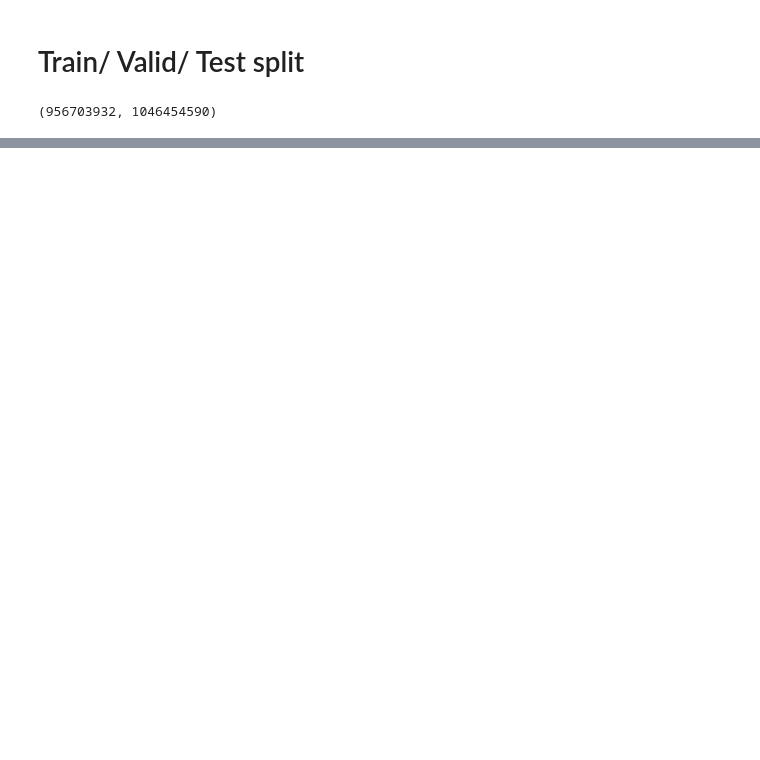
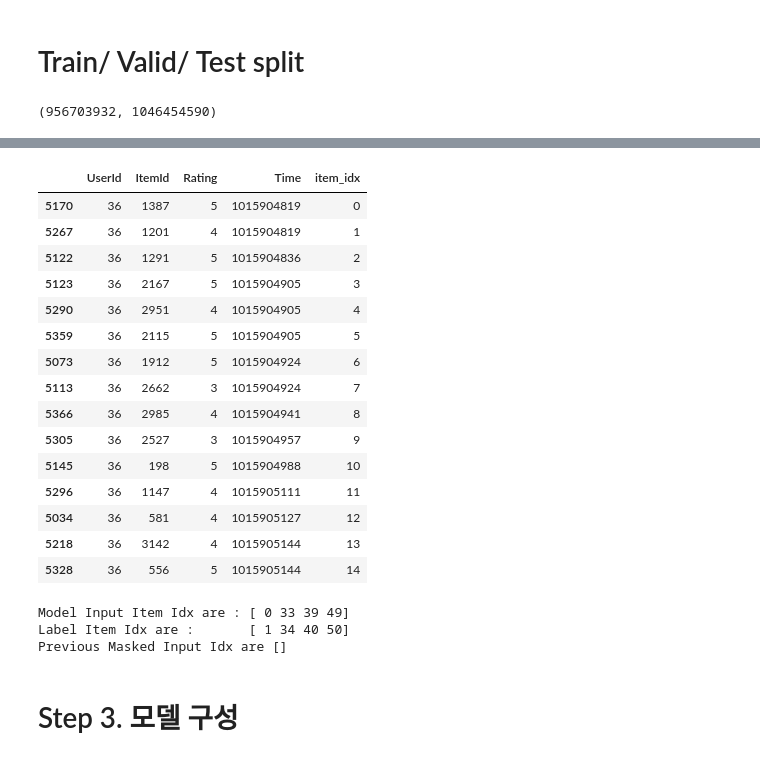
Before and after one commit to Acclesia/aiffel-project, a Jupyter notebook: [E-17] 다음에 볼 영화 예측하기.ipynb, the cells around one changed output, grey strips where cells are left out. Drawn from its saved outputs; the diff is of its cells as text; code cells hidden in the pictures; blank space fills up the shorter version.

```diff
--- a/[E-17] 다음에 볼 영화 예측하기.ipynb
+++ b/[E-17] 다음에 볼 영화 예측하기.ipynb
@@ -221,8 +218,8 @@ def split_by_date(data: pd.DataFrame, n_days: int):
     after_date = after_date[after_date['ItemId'].isin(before_date['ItemId'])]
     return before_date, after_date
 # %%
-tr, test = split_by_date(data, n_days=1)
-tr, val = split_by_date(tr, n_days=1)
+tr, test = split_by_date(data, monts=1)
+tr, val = split_by_date(tr, monts=1)
 # %%
 # data에 대한 정보를 살펴봅니다.
 def stats_info(data: pd.DataFrame, status: str):
@@ -268,0 +257,12 @@ Step 5. 모델 테스트
+# %%
+id2idx = {item_id : index for index, item_id in enumerate(tr['ItemId'].unique())}
+
+def indexing(df, id2idx):
+    df['item_idx'] = df['ItemId'].map(lambda x: id2idx.get(x, -1))  # id2idx에 없는 아이템은 모르는 값(-1) 처리 해줍니다.
+    return df
+# itemidx 칼럼에는 item id(영화)에 대한 idex값을 갖고 있는 값
+tr = indexing(tr, id2idx)
+val = indexing(val, id2idx)
+test = indexing(test, id2idx)
+
+print(tr)
@@ -268,0 +324,15 @@ Step 5. 모델 테스트
+# %%
+class UserIdDataset:
+
+    def __init__(self, data):
+        self.df = data
+        self.click_offsets = self.get_click_offsets() #세션이 처음 누른 값의 인덱스
+        self.User_idx = np.arange(self.df['UserId'].nunique())  # 세션아이디를 인덱스한 np.array 값
+
+    def get_click_offsets(self):
+        offsets = np.zeros(self.df['UserId'].nunique() + 1, dtype=np.int32)
+        offsets[1:] = self.df.groupby('UserId').size().cumsum()
+        return offsets
+# %%
+tr_dataset = UserIdDataset(tr)
+tr_dataset.df.head(10)
@@ -268,0 +420,20 @@ Step 5. 모델 테스트
+# %%
+tr_data_loader = UserIdDataLoader(tr_dataset, batch_size=4)
+tr_dataset.df.head(15)
+# %% [output]
+|  | UserId | ItemId | Rating | Time | item_idx |
+| 5170 | 36 | 1387 | 5 | 1015904819 | 0 |
+| 5267 | 36 | 1201 | 4 | 1015904819 | 1 |
+| 5122 | 36 | 1291 | 5 | 1015904836 | 2 |
+| 5123 | 36 | 2167 | 5 | 1015904905 | 3 |
+| 5290 | 36 | 2951 | 4 | 1015904905 | 4 |
+| 5359 | 36 | 2115 | 5 | 1015904905 | 5 |
+| 5073 | 36 | 1912 | 5 | 1015904924 | 6 |
+| 5113 | 36 | 2662 | 3 | 1015904924 | 7 |
+| 5366 | 36 | 2985 | 4 | 1015904941 | 8 |
+| 5305 | 36 | 2527 | 3 | 1015904957 | 9 |
+| 5145 | 36 | 198 | 5 | 1015904988 | 10 |
+| 5296 | 36 | 1147 | 4 | 1015905111 | 11 |
+| 5034 | 36 | 581 | 4 | 1015905127 | 12 |
+| 5218 | 36 | 3142 | 4 | 1015905144 | 13 |
+| 5328 | 36 | 556 | 5 | 1015905144 | 14 |
@@ -268,0 +442,11 @@ Step 5. 모델 테스트
+# %%
+inputs, labels, mask =  next(iter_ex)
+print(f'Model Input Item Idx are : {inputs}')
+print(f'Label Item Idx are : {"":5} {labels}')
+print(f'Previous Masked Input Idx are {mask}')
+# %% [output]
+Model Input Item Idx are : [ 0 33 39 49]
+Label Item Idx are :       [ 1 34 40 50]
+Previous Masked Input Idx are []
+# %% [markdown]
+# Step 3. 모델 구성
```
Also changed, not shown: parts of 41 cells of this notebook.
